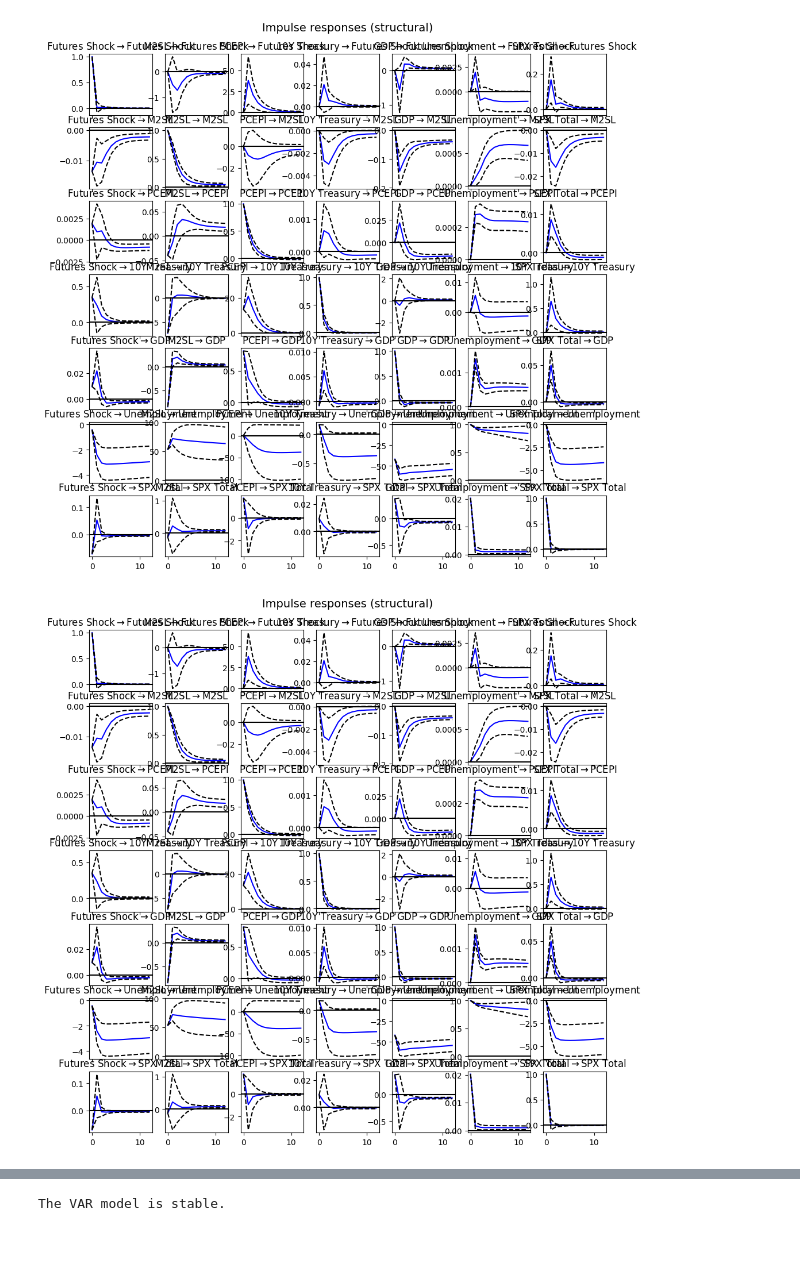
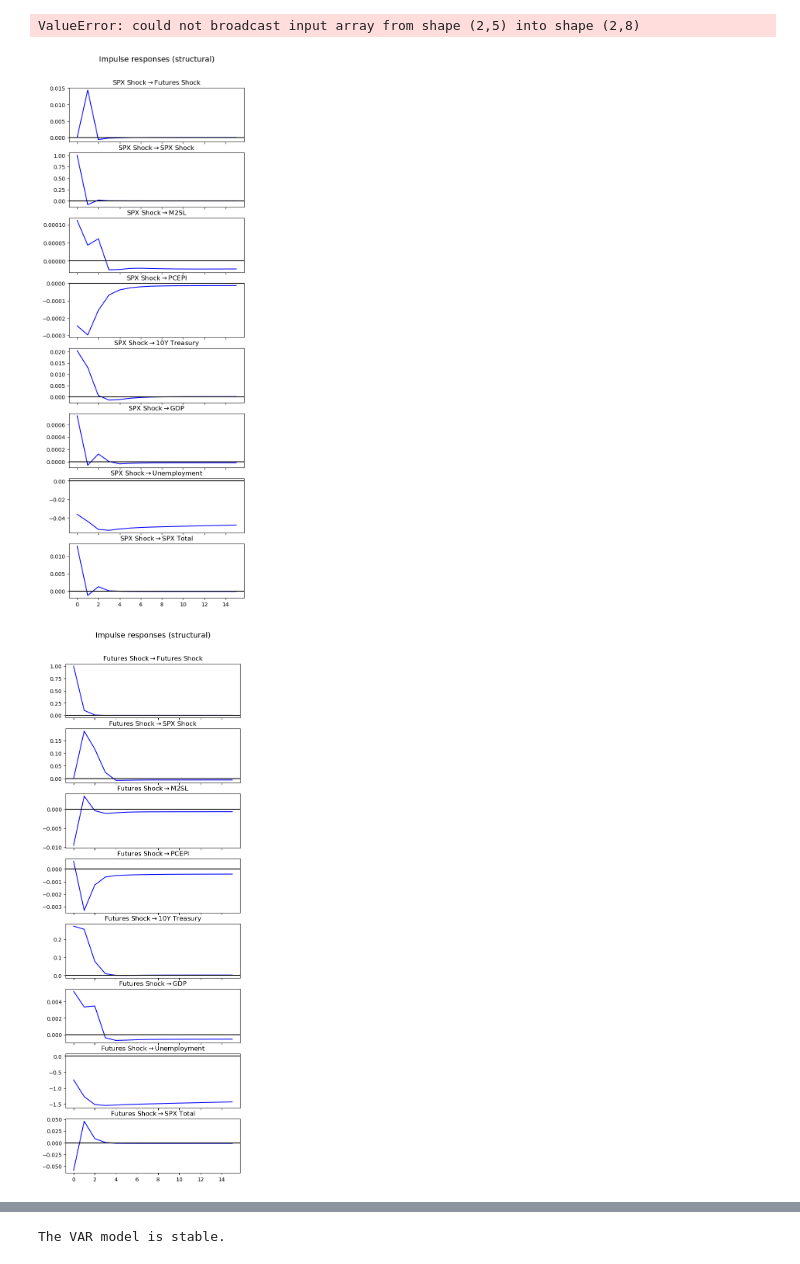
Before and after one commit to GianiRanzetti/BayesianVAR-Monetary-Policy-Effect-On-Asset-Prices, a Jupyter notebook: svar_irfs.ipynb, the cells around one changed output, grey strips where cells are left out. Cells and saved outputs as stored; diff of their text form; code cells hidden in the pictures.

```diff
--- a/svar_irfs.ipynb
+++ b/svar_irfs.ipynb
@@ -23,7 +24,13 @@ from statsmodels.tsa.vector_ar.vecm import *
 data = pd.read_excel('Assignment 2 Data.xlsx', sheet_name='Condensed (final) data', engine='openpyxl')
 #display(data)
 
-spy_data = data[['Date', 'GDP', 'PCEPI', 'M2SL', 'SPX Total', '10Y Treasury', 'Futures Shock', 'Unemployment', 'FEDFUNDS']].dropna()
+spy_data = data[['Date', 'GDP', 'PCEPI', 'M2SL', 'SPX Total', '10Y Treasury', 'Futures Shock', 'SPX Shock', 'Unemployment', 'FEDFUNDS']].dropna()
 spy_data.set_index('Date', inplace=True)
+
+#Transaform monetary variables into real terms
+spy_data['M2SL'] = spy_data['M2SL'] / spy_data['PCEPI']
+spy_data['GDP'] = spy_data['GDP'] / spy_data['PCEPI']
+spy_data['SPX Total'] = spy_data['SPX Total'] / spy_data['PCEPI']
+
 display(spy_data)
 # %% [output]
@@ -44,7 +126,7 @@ display(spy_data)
 # %%
 # ADF TEST
 # List of column names to check for stationarity
-columns_to_check = ['GDP', 'PCEPI', 'M2SL', 'SPX Total', '10Y Treasury', 'Futures Shock', 'Unemployment', 'FEDFUNDS']
+columns_to_check = ['GDP', 'PCEPI', 'M2SL', 'SPX Total', '10Y Treasury', 'Futures Shock', 'SPX Shock', 'Unemployment', 'FEDFUNDS']
 
 # Function to run ADF test and print results
 def adf_test(series, column_name):
@@ -119,7 +212,7 @@ spy_data_diff.dropna(inplace=True)
 # %%
 # Reorder the columns so that 'Futures Shock' is first
 #ordered_columns = ['Futures Shock', 'M2SL', 'PCEPI', 'FEDFUNDS', 'GDP', 'Unemployment', 'SPX Total']
-ordered_columns = ['Futures Shock', 'M2SL', 'PCEPI', '10Y Treasury', 'GDP', 'Unemployment', 'SPX Total']
+ordered_columns = ['Futures Shock', 'SPX Shock', 'M2SL', 'PCEPI', '10Y Treasury', 'GDP', 'Unemployment', 'SPX Total']
 spy_data_ordered = spy_data_diff[ordered_columns]
 print(spy_data_ordered)
 # %% [output]
@@ -174,27 +305,62 @@ SPX Total            -0.066779  0.002355  0.072848      0.052380  0.081548
+# %%
+# Extract posterior results
+beta = var_results.coefs
+sigma = var_results.sigma_u
+T = spy_data_ordered.shape[0]
+N = spy_data_ordered.shape[1]
+ndraws = 1
+
+
+# Assuming 'ndraws' is the number of posterior draws
+beta_draws = np.empty((beta.shape[0], beta.shape[1], ndraws))
+sigma_draws = np.empty((sigma.shape[0], sigma.shape[1], ndraws))
+
+for i in range(ndraws):
+    # Simulate residuals
+    residuals = np.random.multivariate_normal(np.zeros(N), sigma, T)
+
+    # Simulate data
+    simulated_data = np.zeros((T, N))
+    simulated_data[:optimal_lags, :] = data['y'].values[:optimal_lags]
+    for t in range(optimal_lags, T):
+        lagged_data = np.concatenate([simulated_data[t-1:t-optimal_lags-1:-1, :], data['w'][t-1:t-optimal_lags-1:-1, :]], axis=1)
+        simulated_data[t, :] = np.dot(beta.T, lagged_data[t, :]) + residuals[t, :]
+
+    # Fit VAR model to simulated data
+    model = VAR(pd.DataFrame(simulated_data, columns=df.columns))
+    results = model.fit(maxlags=optimal_lags)
+
+    # Store posterior draws
+    beta_draws[:, :, i] = results.coefs
+    sigma_draws[:, :, i] = results.sigma_u
+# %% [output]
+ValueError: could not broadcast input array from shape (2,5) into shape (2,8)
 # %%
 import numpy as np
 from statsmodels.tsa.vector_ar.svar_model import SVAR, SVARResults
 
 # Identification matrix to enforce the zero-lag impact on m_t
 A = np.array([
-    [1, 0, 0, 0, 0, 0, 0],  # Futures Shock (exogenous)
-    ['E', 1, 0, 0, 0, 0, 0],  # M2SL influenced by Futures Shock
-    ['E', 'E', 1, 0, 0, 0, 0],  # PCEPI depends on Futures Shock and M2SL
-    ['E', 'E', 'E', 1, 0, 0, 0],  # FEDFUNDS depends on prior variables or 10Y Treasury too
-    ['E', 'E', 'E', 'E', 1, 0, 0],  # GDP depends on prior variables
-    ['E', 'E', 'E', 'E', 'E', 1, 0],  # Unemployment depends on prior variables
-    ['E', 'E', 'E', 'E', 'E', 'E', 1]   # SPX Total depends on all prior variables
+    [1, 0, 0, 0, 0, 0, 0, 0],  # Futures Shock (exogenous)
+    [0, 1, 0, 0, 0, 0, 0, 0],  # SPX Shock (exogenous)
+    ['E', 'E', 1, 0, 0, 0, 0, 0],  # M2SL influenced by Futures Shock
+    ['E', 'E', 'E', 1, 0, 0, 0, 0],  # PCEPI depends on Futures Shock and M2SL
+    ['E', 'E', 'E', 'E', 1, 0, 0, 0],  # FEDFUNDS depends on prior variables or 10Y Treasury too
+    ['E', 'E', 'E', 'E', 'E', 1, 0, 0],  # GDP depends on prior variables
+    ['E', 'E', 'E', 'E', 'E', 'E', 1, 0],  # Unemployment depends on prior variables
+    ['E', 'E', 'E', 'E', 'E', 'E', 'E', 1]   # SPX Total depends on all prior variables
 ])
 
 # Model misspecification ? Not sure on the correct order
 
 # Fit the SVAR model with the identification matrix
 model_svar = SVAR(spy_data_ordered, svar_type='A', A=A)
 svar_results = model_svar.fit(trend='n') # not sure if 'c' or 'ctt'
 
-# Generate and plot IRFs
-svar_irf = svar_results.irf(periods=12)
-svar_irf.plot()
+# Generate and plot the IRFs, only the effects of Futures Shock and SPX Shock
+svar_irf = svar_results.irf(periods=15)
+svar_irf.plot(impulse='Futures Shock', figsize=(5, 15), plot_stderr=False)
+svar_irf.plot(impulse='SPX Shock', figsize=(5, 15), plot_stderr=False)
 # %% [output]
-[figure, old version]
+[figure, new version]
-[figure, old version]
+[figure, new version]
```
Also changed, not shown: parts of 23 cells of this notebook, 9 other files.
